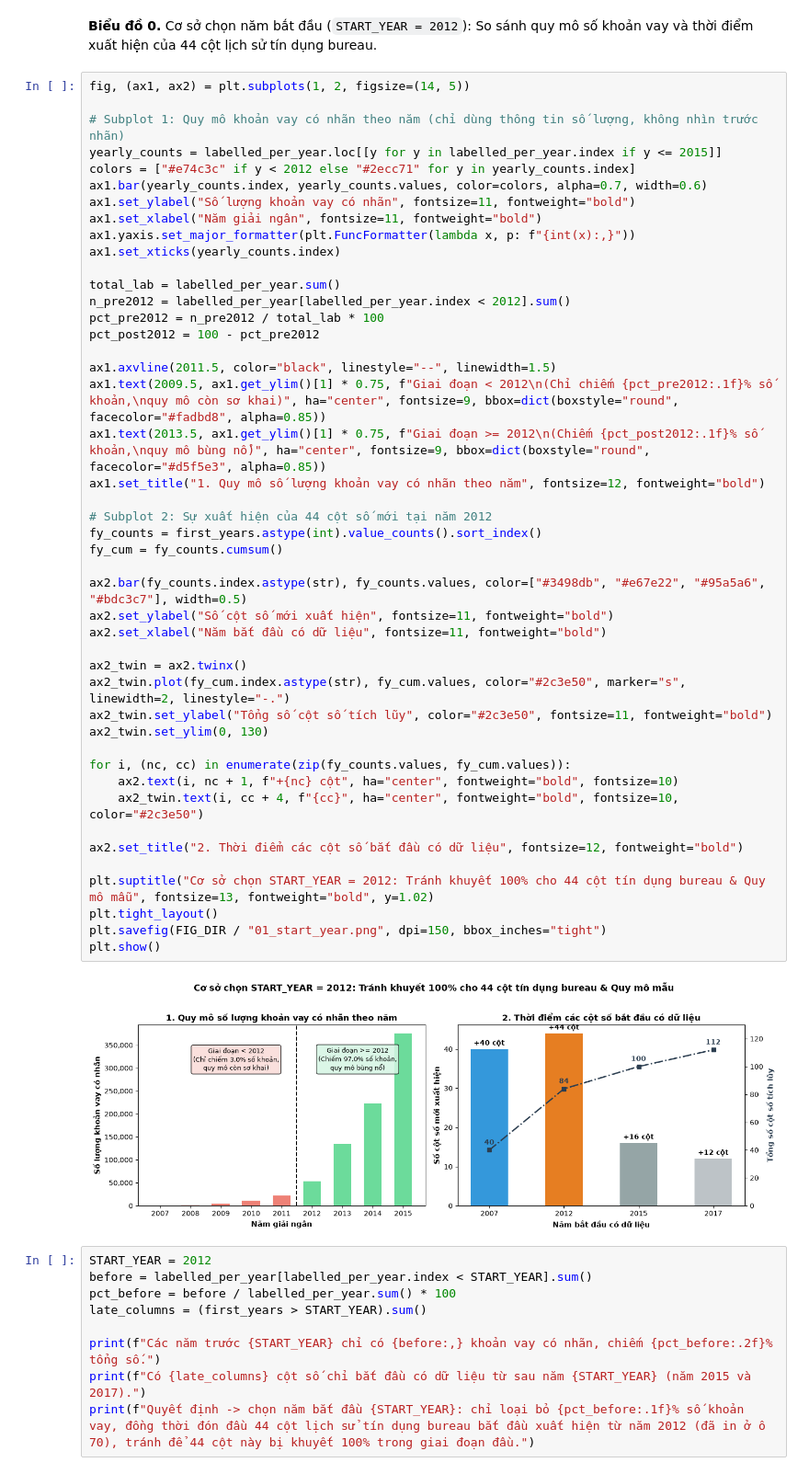
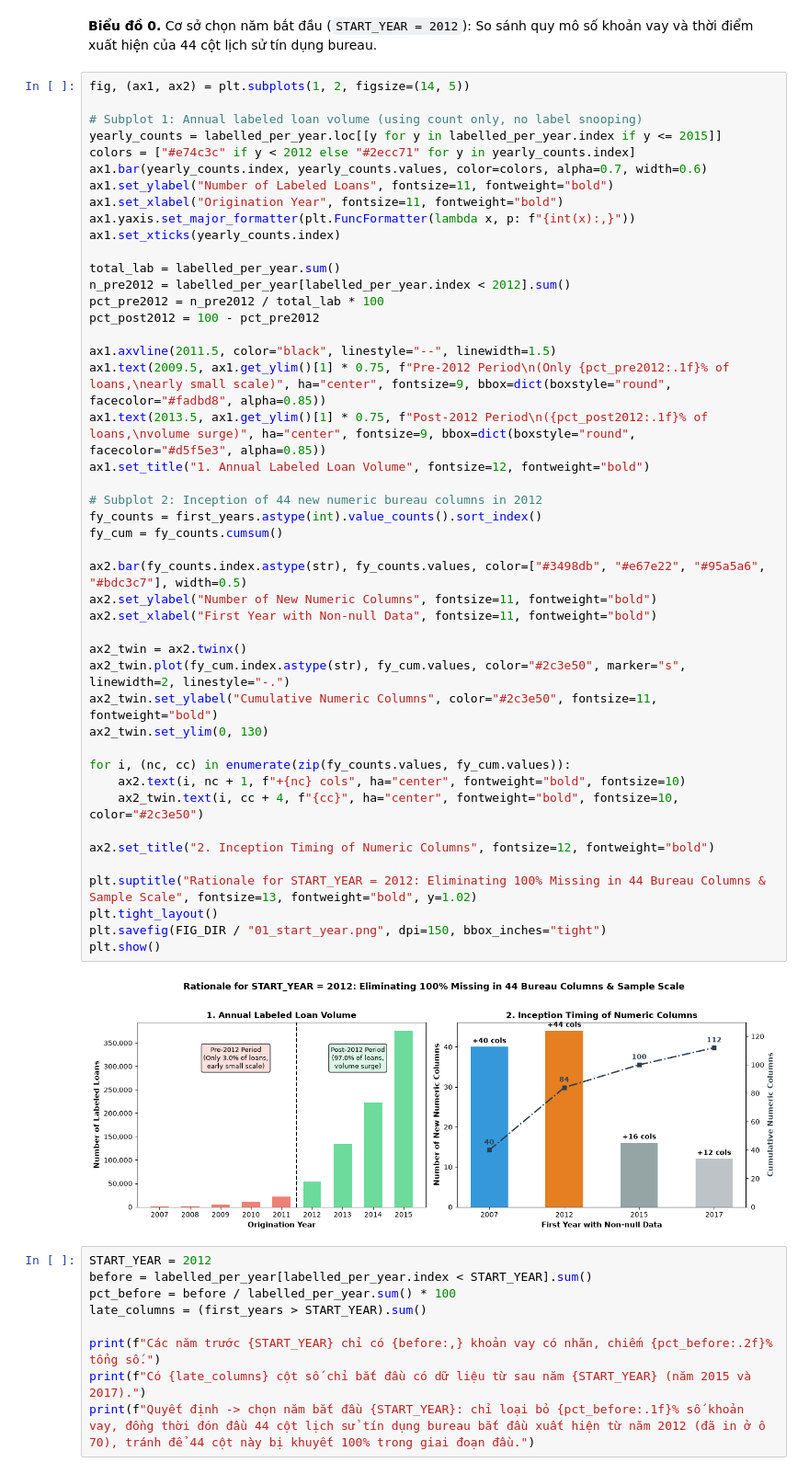
Before and after one commit to Eliza516/Lending-Club-Credit-Scoring, a Jupyter notebook: notebooks/01_data_split.ipynb, the cells around one changed output. Shown at 92% size. Saved outputs shown, nothing was run; the diff lists cells and outputs as text.

```diff
--- a/notebooks/01_data_split.ipynb
+++ b/notebooks/01_data_split.ipynb
@@ -598,50 +598,50 @@ first_year_counts
 # %%
 fig, (ax1, ax2) = plt.subplots(1, 2, figsize=(14, 5))
 
-# Subplot 1: Quy mô khoản vay có nhãn theo năm (chỉ dùng thông tin số lượng, không nhìn trước nhãn)
+# Subplot 1: Annual labeled loan volume (using count only, no label snooping)
 yearly_counts = labelled_per_year.loc[[y for y in labelled_per_year.index if y <= 2015]]
 colors = ["#e74c3c" if y < 2012 else "#2ecc71" for y in yearly_counts.index]
 ax1.bar(yearly_counts.index, yearly_counts.values, color=colors, alpha=0.7, width=0.6)
-ax1.set_ylabel("Số lượng khoản vay có nhãn", fontsize=11, fontweight="bold")
-ax1.set_xlabel("Năm giải ngân", fontsize=11, fontweight="bold")
+ax1.set_ylabel("Number of Labeled Loans", fontsize=11, fontweight="bold")
+ax1.set_xlabel("Origination Year", fontsize=11, fontweight="bold")
 ax1.yaxis.set_major_formatter(plt.FuncFormatter(lambda x, p: f"{int(x):,}"))
 ax1.set_xticks(yearly_counts.index)
 
 total_lab = labelled_per_year.sum()
 n_pre2012 = labelled_per_year[labelled_per_year.index < 2012].sum()
 pct_pre2012 = n_pre2012 / total_lab * 100
 pct_post2012 = 100 - pct_pre2012
 
 ax1.axvline(2011.5, color="black", linestyle="--", linewidth=1.5)
-ax1.text(2009.5, ax1.get_ylim()[1] * 0.75, f"Giai đoạn < 2012\n(Chỉ chiếm {pct_pre2012:.1f}% số khoản,\nquy mô còn sơ khai)", ha="center", fontsize=9, bbox=dict(boxstyle="round", facecolor="#fadbd8", alpha=0.85))
-ax1.text(2013.5, ax1.get_ylim()[1] * 0.75, f"Giai đoạn >= 2012\n(Chiếm {pct_post2012:.1f}% số khoản,\nquy mô bùng nổ)", ha="center", fontsize=9, bbox=dict(boxstyle="round", facecolor="#d5f5e3", alpha=0.85))
-ax1.set_title("1. Quy mô số lượng khoản vay có nhãn theo năm", fontsize=12, fontweight="bold")
+ax1.text(2009.5, ax1.get_ylim()[1] * 0.75, f"Pre-2012 Period\n(Only {pct_pre2012:.1f}% of loans,\nearly small scale)", ha="center", fontsize=9, bbox=dict(boxstyle="round", facecolor="#fadbd8", alpha=0.85))
+ax1.text(2013.5, ax1.get_ylim()[1] * 0.75, f"Post-2012 Period\n({pct_post2012:.1f}% of loans,\nvolume surge)", ha="center", fontsize=9, bbox=dict(boxstyle="round", facecolor="#d5f5e3", alpha=0.85))
+ax1.set_title("1. Annual Labeled Loan Volume", fontsize=12, fontweight="bold")
 
-# Subplot 2: Sự xuất hiện của 44 cột số mới tại năm 2012
+# Subplot 2: Inception of 44 new numeric bureau columns in 2012
 fy_counts = first_years.astype(int).value_counts().sort_index()
 fy_cum = fy_counts.cumsum()
 
 ax2.bar(fy_counts.index.astype(str), fy_counts.values, color=["#3498db", "#e67e22", "#95a5a6", "#bdc3c7"], width=0.5)
-ax2.set_ylabel("Số cột số mới xuất hiện", fontsize=11, fontweight="bold")
-ax2.set_xlabel("Năm bắt đầu có dữ liệu", fontsize=11, fontweight="bold")
+ax2.set_ylabel("Number of New Numeric Columns", fontsize=11, fontweight="bold")
+ax2.set_xlabel("First Year with Non-null Data", fontsize=11, fontweight="bold")
 
 ax2_twin = ax2.twinx()
 ax2_twin.plot(fy_cum.index.astype(str), fy_cum.values, color="#2c3e50", marker="s", linewidth=2, linestyle="-.")
-ax2_twin.set_ylabel("Tổng số cột số tích lũy", color="#2c3e50", fontsize=11, fontweight="bold")
+ax2_twin.set_ylabel("Cumulative Numeric Columns", color="#2c3e50", fontsize=11, fontweight="bold")
 ax2_twin.set_ylim(0, 130)
 
 for i, (nc, cc) in enumerate(zip(fy_counts.values, fy_cum.values)):
-    ax2.text(i, nc + 1, f"+{nc} cột", ha="center", fontweight="bold", fontsize=10)
+    ax2.text(i, nc + 1, f"+{nc} cols", ha="center", fontweight="bold", fontsize=10)
     ax2_twin.text(i, cc + 4, f"{cc}", ha="center", fontweight="bold", fontsize=10, color="#2c3e50")
 
-ax2.set_title("2. Thời điểm các cột số bắt đầu có dữ liệu", fontsize=12, fontweight="bold")
+ax2.set_title("2. Inception Timing of Numeric Columns", fontsize=12, fontweight="bold")
 
-plt.suptitle("Cơ sở chọn START_YEAR = 2012: Tránh khuyết 100% cho 44 cột tín dụng bureau & Quy mô mẫu", fontsize=13, fontweight="bold", y=1.02)
+plt.suptitle("Rationale for START_YEAR = 2012: Eliminating 100% Missing in 44 Bureau Columns & Sample Scale", fontsize=13, fontweight="bold", y=1.02)
 plt.tight_layout()
 plt.savefig(FIG_DIR / "01_start_year.png", dpi=150, bbox_inches="tight")
 plt.show()
 # %% [output]
-[figure, old version]
+[figure, new version]
 # %%
 START_YEAR = 2012
 before = labelled_per_year[labelled_per_year.index < START_YEAR].sum()
```
Also changed, not shown: parts of 1 cell of this notebook, 5 other files.
